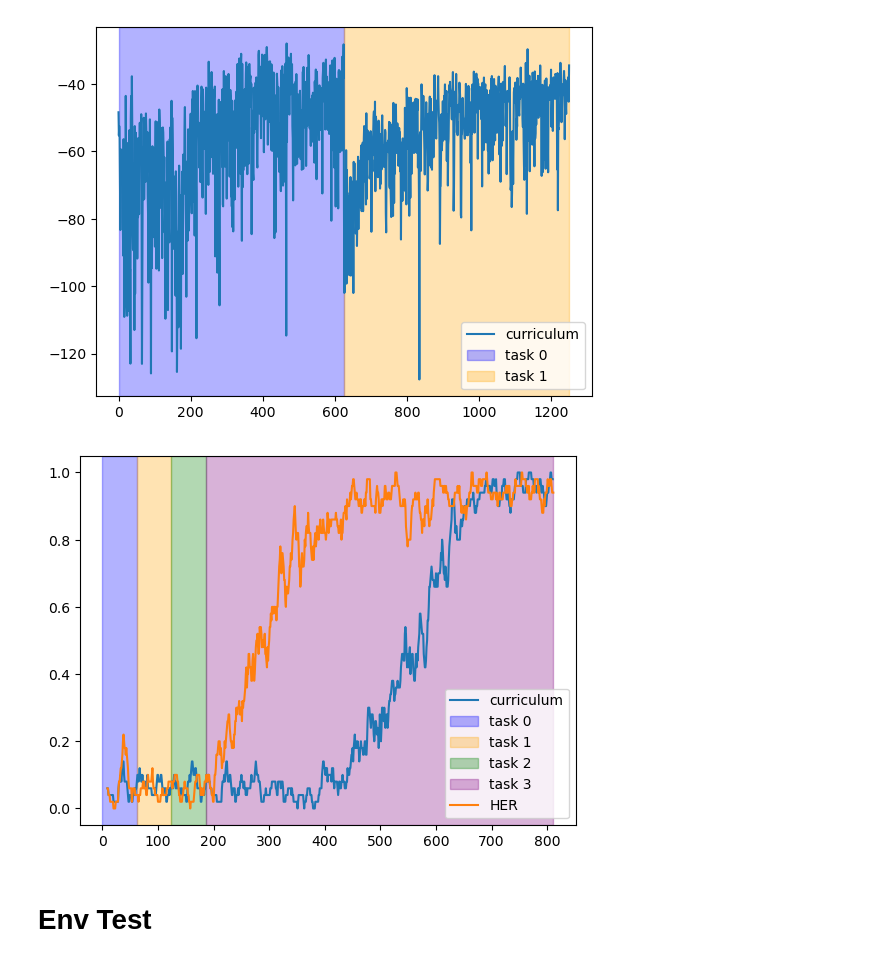
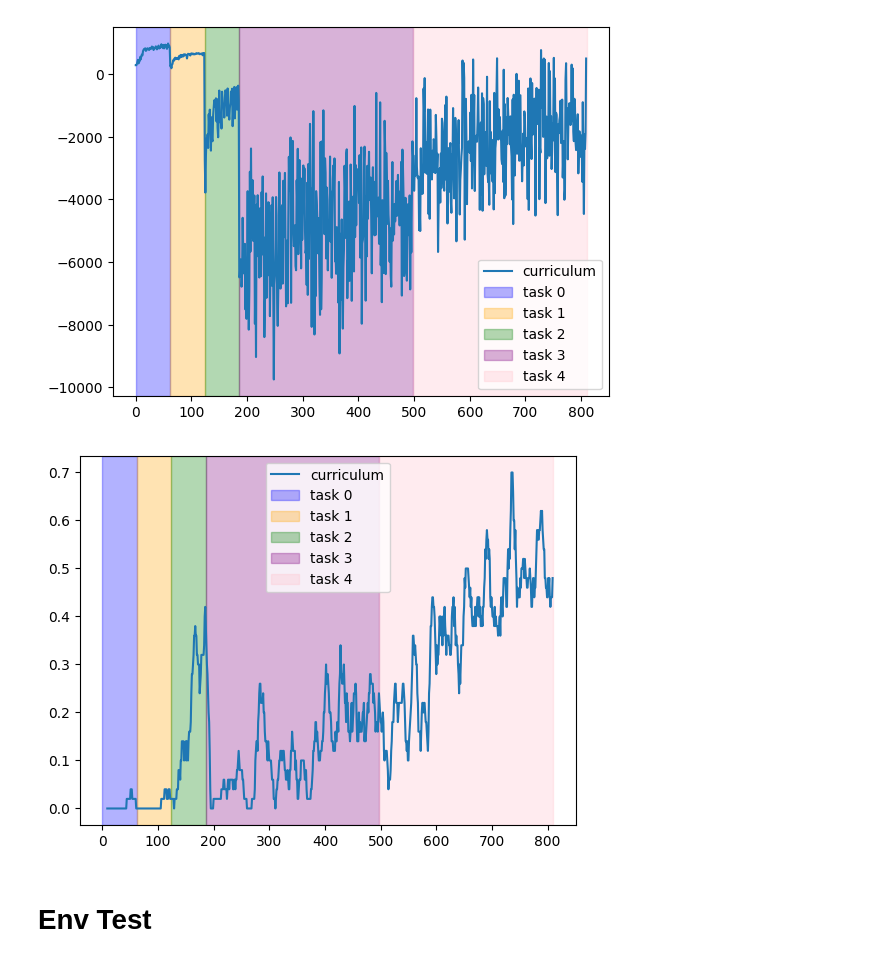
Before and after one commit to labicon/CurricuLLM, a Jupyter notebook: learning_plot.ipynb, the cells around one changed output. Saved outputs shown, nothing was run; the diff lists cells and outputs as text; code cells hidden in the pictures.

```diff
--- a/learning_plot.ipynb
+++ b/learning_plot.ipynb
@@ -105,7 +101,7 @@ reward_task = []
 success_list = []
 task_length = []
 # %%
-logger_path = "./logs/Adroit_Relocate_13/"
+logger_path = "./logs/AntMaze_UMaze/curriculum_1/"
 
 curriculum_info, curriculum_length = extract_curriculum(logger_path)
 task_list, best_sample_idx = extract_best_agent(logger_path, curriculum_info, curriculum_length)
@@ -175,23 +166,23 @@ for i in range(n_tasks):
 plt.legend()
 plt.savefig(logger_path+"reward_task.png")
 # %% [output]
-[figure, old version]
+[figure, new version]
 # %%
 success_moving_avg = pd.Series(success).rolling(10).mean()
 plt.plot(success_moving_avg, label='curriculum')
 for i in range(n_tasks):
     idx_start = sum(task_length[:i])
     idx_end = sum(task_length[:i+1])
     task_string = 'task ' + str(i)
     plt.axvspan(idx_start, idx_end, color=color_list[i], alpha=0.3, label=task_string)
 # success_addition_avg = pd.Series(success_addition).rolling(10).mean()
 # plt.plot(success_addition_avg, label='reward addition')
-success_her_avg = pd.Series(success_her).rolling(10).mean()
-plt.plot(success_her_avg, label='HER')
+# success_her_avg = pd.Series(success_her).rolling(10).mean()
+# plt.plot(success_her_avg, label='HER')
 plt.legend()
 plt.savefig(logger_path+"success.png")
 # %% [output]
-[figure, old version]
+[figure, new version]
 # %% [markdown]
 # Env Test
 # %%
```
Also changed, not shown: parts of 8 cells of this notebook, 1 other file.
